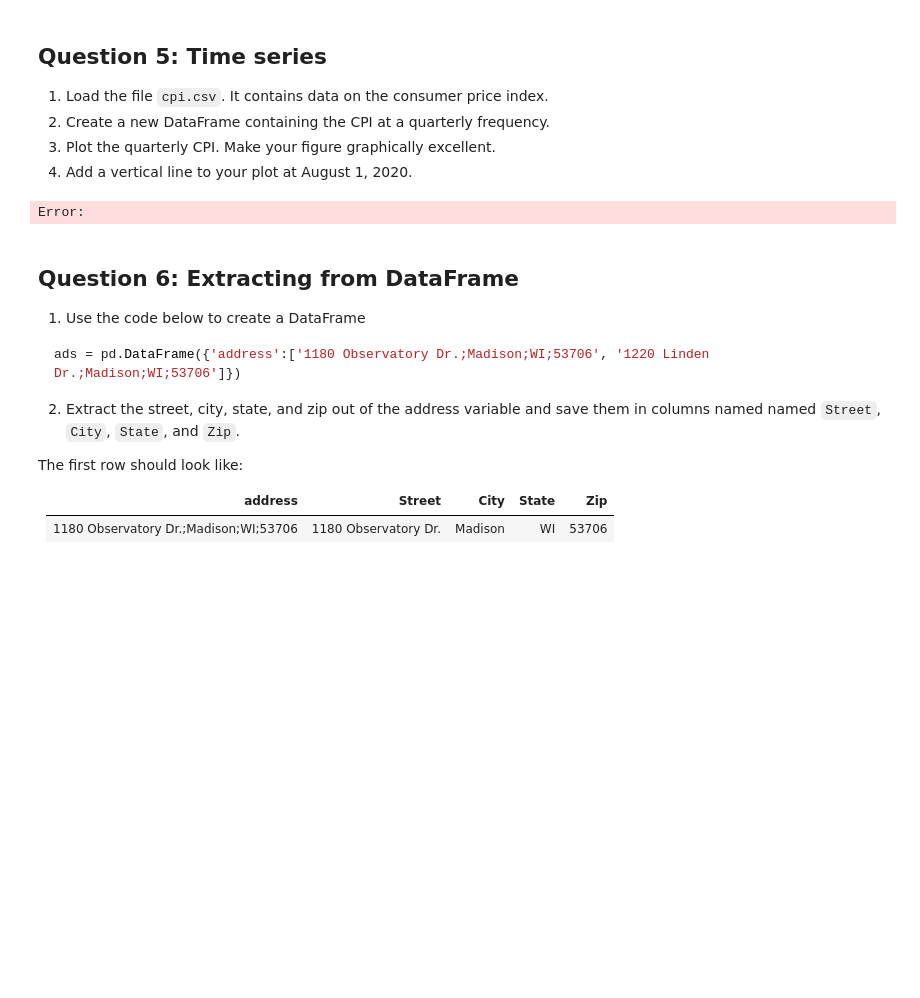
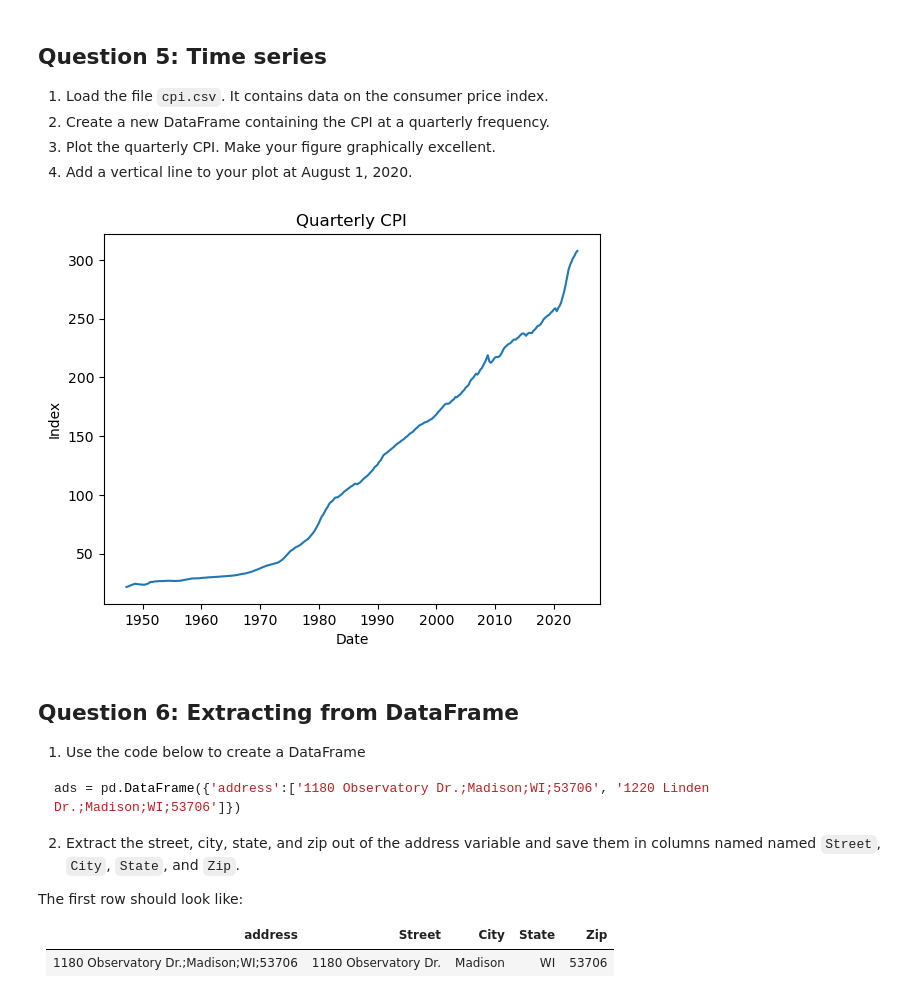
Before and after one commit to messymoose/ECON570, a Jupyter notebook: Selftest/Self-test.ipynb, the cells around one changed output. Cells and saved outputs as stored; diff of their text form; code cells hidden in the pictures; blank space fills up the shorter version.

```diff
--- a/Selftest/Self-test.ipynb
+++ b/Selftest/Self-test.ipynb
@@ -144,42 +144,19 @@ Z = pd.merge(left=X, right=Y, on='id', how='right')
 2. Create a new DataFrame containing the CPI at a quarterly frequency.
 3. Plot the quarterly CPI. Make your figure graphically excellent.
 4. Add a vertical line to your plot at August 1, 2020.
-# %%
-csv_path = "//Users/jackson/Documents/ECON570/Selftest/cpi.csv"
-with open(csv_path, "w") as f:
-    f.write(csv_text)
-
-# Load and prepare
-cpi = pd.read_csv(csv_path, parse_dates=["DATE"])
-cpi = cpi.rename(columns={"DATE": "date", "CPIAUCSL": "cpi"}).set_index("date")
-
-# Quarterly frequency (quarter-end), taking the mean within each quarter
-cpi_q = cpi.resample("Q").mean()
-
-# Show the first few rows of the quarterly DataFrame to the user
-display_dataframe_to_user("Quarterly CPI (first 12 rows)", cpi_q.head(12))
-
-# Plot
-plt.figure(figsize=(12, 6))
-plt.plot(cpi_q.index, cpi_q["cpi"], linewidth=2)
-plt.title("Quarterly Consumer Price Index (CPI)", fontsize=16)
-plt.xlabel("Date", fontsize=12)
-plt.ylabel("CPI (Index, 1982-84=100)", fontsize=12)
-plt.grid(True, linestyle="--", alpha=0.6)
-
-# Vertical line at Aug 1, 2020
-vdate = pd.to_datetime("2020-08-01")
-plt.axvline(vdate, linestyle="--", linewidth=2)
-plt.text(vdate, cpi_q["cpi"].min(), "Aug 1, 2020", rotation=90, va="bottom")
-
-plt.tight_layout()
-plot_path = "/mnt/data/quarterly_cpi.png"
-plt.savefig(plot_path, dpi=150)
-plt.show()
-
-plot_path
-# %% [output]
-Error:
+# %%
+import pandas as pd, matplotlib.pyplot as plt
+
+cpi = pd.read_csv("cpi.csv", parse_dates=["DATE"]).set_index("DATE")
+
+cpi_qe = cpi["CPIAUCSL"].resample("QE").mean()
+
+plt.plot(cpi_qe.index, cpi_qe)
+plt.title("Quarterly CPI")
+plt.xlabel("Date"); plt.ylabel("Index")
+plt.show()
+# %% [output]
+[figure, added]
 # %% [markdown]
 ## Question 6: Extracting from DataFrame
 
```
Also changed, not shown: parts of 4 cells of this notebook, 2 other files.
